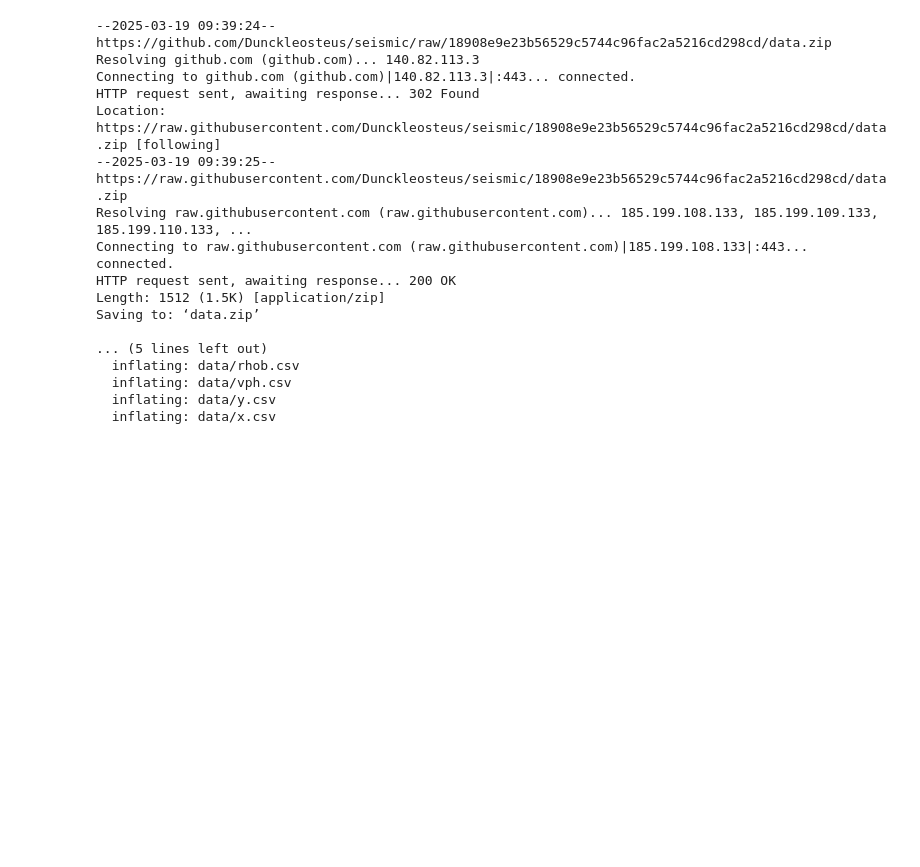
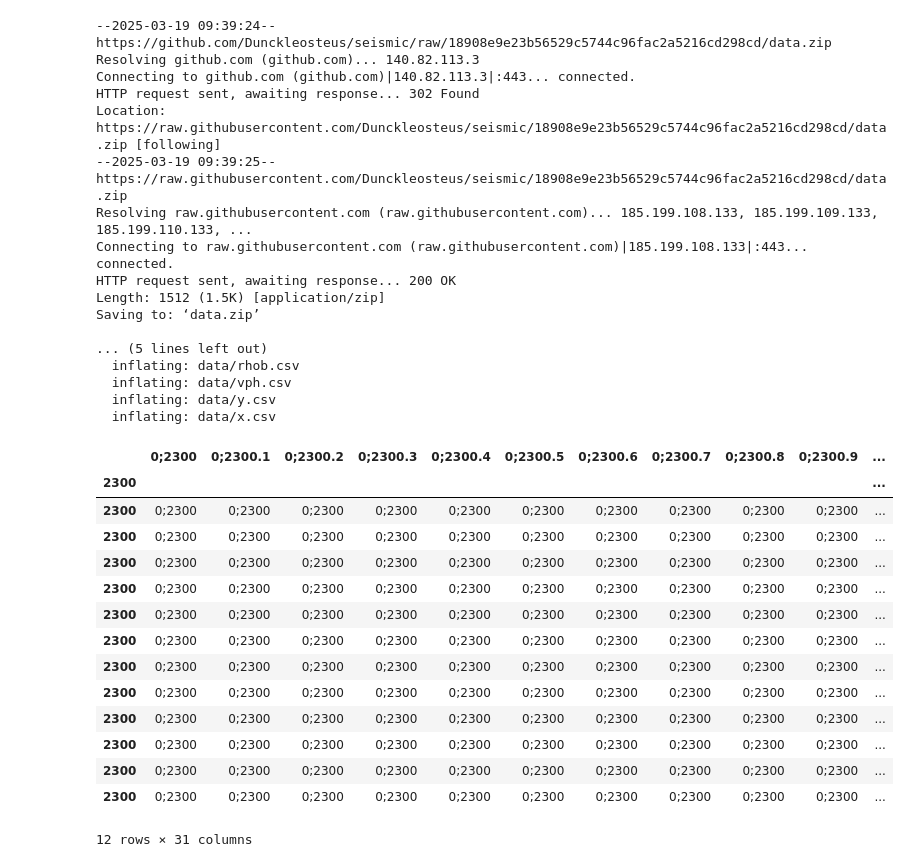
Before and after one commit to Dunckleosteus/seismic, a Jupyter notebook: seismic.ipynb, the cells around one changed output. Drawn from its saved outputs; the diff is of its cells as text; code cells hidden in the pictures; blank space fills up the shorter version.

Commit message:
opened dataframes

```diff
--- a/seismic.ipynb
+++ b/seismic.ipynb
@@ -22,3 +27,22 @@ Saving to: ‘data.zip’
   inflating: data/vph.csv
   inflating: data/y.csv
   inflating: data/x.csv
+# %%
+rhob = pd.read_csv('data/rhob.csv', index_col=0)
+rhob
+# %% [output]
+|  | 0;2300 | 0;2300.1 | 0;2300.2 | 0;2300.3 | 0;2300.4 | 0;2300.5 | 0;2300.6 | 0;2300.7 | 0;2300.8 | 0;2300.9 | ... |
+| 2300 |  |  |  |  |  |  |  |  |  |  | ... |
+| 2300 | 0;2300 | 0;2300 | 0;2300 | 0;2300 | 0;2300 | 0;2300 | 0;2300 | 0;2300 | 0;2300 | 0;2300 | ... |
+| 2300 | 0;2300 | 0;2300 | 0;2300 | 0;2300 | 0;2300 | 0;2300 | 0;2300 | 0;2300 | 0;2300 | 0;2300 | ... |
+| 2300 | 0;2300 | 0;2300 | 0;2300 | 0;2300 | 0;2300 | 0;2300 | 0;2300 | 0;2300 | 0;2300 | 0;2300 | ... |
+| 2300 | 0;2300 | 0;2300 | 0;2300 | 0;2300 | 0;2300 | 0;2300 | 0;2300 | 0;2300 | 0;2300 | 0;2300 | ... |
+| 2300 | 0;2300 | 0;2300 | 0;2300 | 0;2300 | 0;2300 | 0;2300 | 0;2300 | 0;2300 | 0;2300 | 0;2300 | ... |
+| 2300 | 0;2300 | 0;2300 | 0;2300 | 0;2300 | 0;2300 | 0;2300 | 0;2300 | 0;2300 | 0;2300 | 0;2300 | ... |
+| 2300 | 0;2300 | 0;2300 | 0;2300 | 0;2300 | 0;2300 | 0;2300 | 0;2300 | 0;2300 | 0;2300 | 0;2300 | ... |
+| 2300 | 0;2300 | 0;2300 | 0;2300 | 0;2300 | 0;2300 | 0;2300 | 0;2300 | 0;2300 | 0;2300 | 0;2300 | ... |
+| 2300 | 0;2300 | 0;2300 | 0;2300 | 0;2300 | 0;2300 | 0;2300 | 0;2300 | 0;2300 | 0;2300 | 0;2300 | ... |
+| 2300 | 0;2300 | 0;2300 | 0;2300 | 0;2300 | 0;2300 | 0;2300 | 0;2300 | 0;2300 | 0;2300 | 0;2300 | ... |
+| 2300 | 0;2300 | 0;2300 | 0;2300 | 0;2300 | 0;2300 | 0;2300 | 0;2300 | 0;2300 | 0;2300 | 0;2300 | ... |
+| 2300 | 0;2300 | 0;2300 | 0;2300 | 0;2300 | 0;2300 | 0;2300 | 0;2300 | 0;2300 | 0;2300 | 0;2300 | ... |
+12 rows × 31 columns
```
Also changed, not shown: parts of 2 cells of this notebook.
